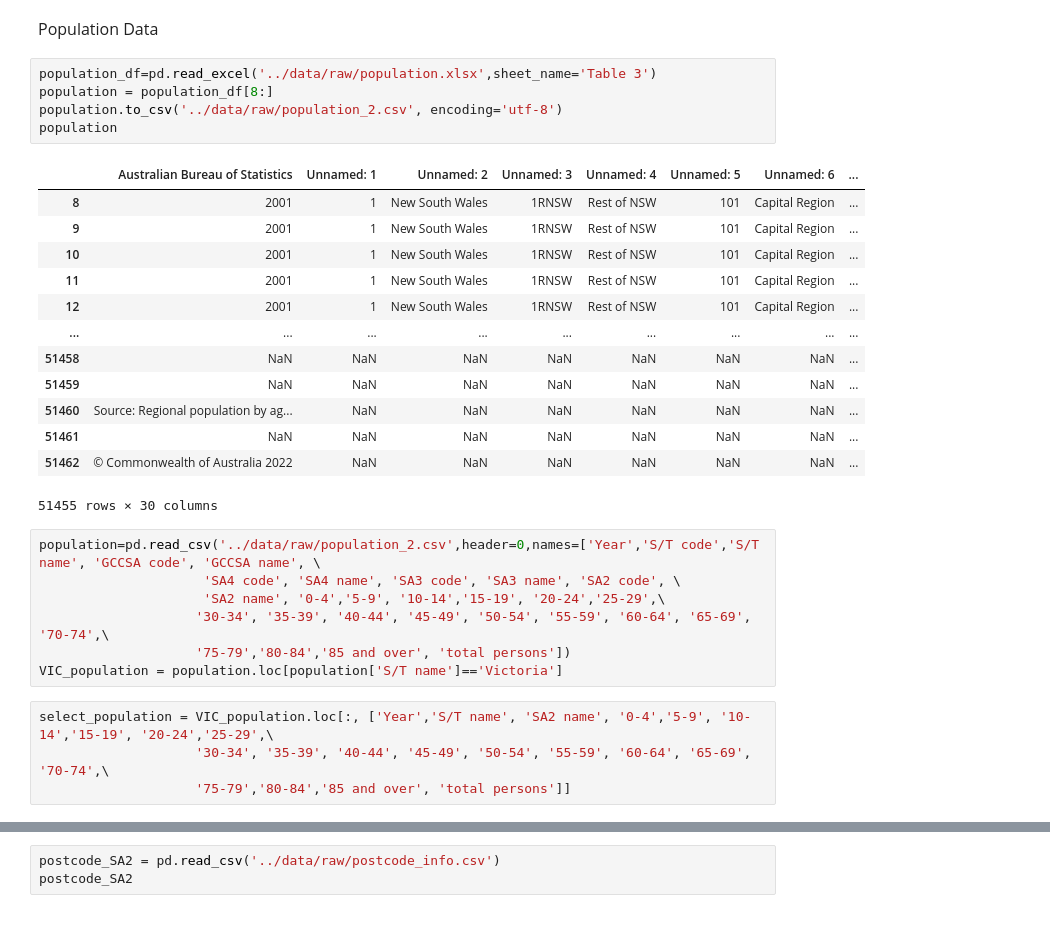
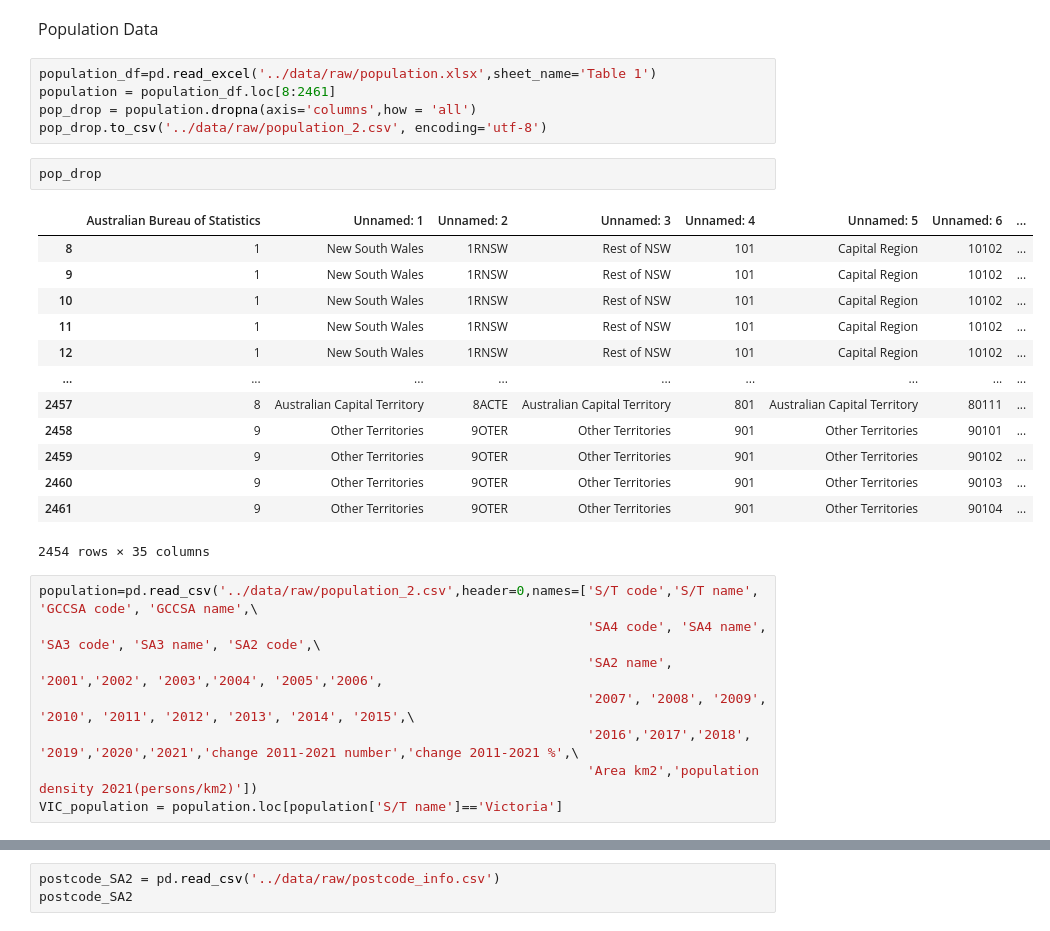
Before and after one commit to MAST30034-Applied-Data-Science/generic-real-estate-consulting-project-group-55, a Jupyter notebook: notebooks/external_data_preprocess.ipynb, the cells around one changed output, grey strips where cells are left out. Cells and saved outputs as stored; diff of their text form.

```diff
--- a/notebooks/external_data_preprocess.ipynb
+++ b/notebooks/external_data_preprocess.ipynb
@@ -122,32 +122,31 @@ hospital_df.to_csv('../data/curated/hospital_preprocessed.csv')
 # %% [markdown]
 <font size=3> Population Data
 # %%
-population_df=pd.read_excel('../data/raw/population.xlsx',sheet_name='Table 3')
-population = population_df[8:]
-population.to_csv('../data/raw/population_2.csv', encoding='utf-8')
-population
+population_df=pd.read_excel('../data/raw/population.xlsx',sheet_name='Table 1')
+population = population_df.loc[8:2461]
+pop_drop = population.dropna(axis='columns',how = 'all')
+pop_drop.to_csv('../data/raw/population_2.csv', encoding='utf-8')
-# %% [output]
-|  | Australian Bureau of Statistics | Unnamed: 1 | Unnamed: 2 | Unnamed: 3 | Unnamed: 4 | Unnamed: 5 | Unnamed: 6 | ... |
-| 8 | 2001 | 1 | New South Wales | 1RNSW | Rest of NSW | 101 | Capital Region | ... |
-| 9 | 2001 | 1 | New South Wales | 1RNSW | Rest of NSW | 101 | Capital Region | ... |
-| 10 | 2001 | 1 | New South Wales | 1RNSW | Rest of NSW | 101 | Capital Region | ... |
-| 11 | 2001 | 1 | New South Wales | 1RNSW | Rest of NSW | 101 | Capital Region | ... |
-| 12 | 2001 | 1 | New South Wales | 1RNSW | Rest of NSW | 101 | Capital Region | ... |
-| ... | ... | ... | ... | ... | ... | ... | ... | ... |
-| 51458 | NaN | NaN | NaN | NaN | NaN | NaN | NaN | ... |
-| 51459 | NaN | NaN | NaN | NaN | NaN | NaN | NaN | ... |
-| 51460 | Source: Regional population by ag... | NaN | NaN | NaN | NaN | NaN | NaN | ... |
-| 51461 | NaN | NaN | NaN | NaN | NaN | NaN | NaN | ... |
-| 51462 | © Commonwealth of Australia 2022 | NaN | NaN | NaN | NaN | NaN | NaN | ... |
-51455 rows × 30 columns
+# %%
+pop_drop
+# %% [output]
+|  | Australian Bureau of Statistics | Unnamed: 1 | Unnamed: 2 | Unnamed: 3 | Unnamed: 4 | Unnamed: 5 | Unnamed: 6 | ... |
+| 8 | 1 | New South Wales | 1RNSW | Rest of NSW | 101 | Capital Region | 10102 | ... |
+| 9 | 1 | New South Wales | 1RNSW | Rest of NSW | 101 | Capital Region | 10102 | ... |
+| 10 | 1 | New South Wales | 1RNSW | Rest of NSW | 101 | Capital Region | 10102 | ... |
+| 11 | 1 | New South Wales | 1RNSW | Rest of NSW | 101 | Capital Region | 10102 | ... |
+| 12 | 1 | New South Wales | 1RNSW | Rest of NSW | 101 | Capital Region | 10102 | ... |
+| ... | ... | ... | ... | ... | ... | ... | ... | ... |
+| 2457 | 8 | Australian Capital Territory | 8ACTE | Australian Capital Territory | 801 | Australian Capital Territory | 80111 | ... |
+| 2458 | 9 | Other Territories | 9OTER | Other Territories | 901 | Other Territories | 90101 | ... |
+| 2459 | 9 | Other Territories | 9OTER | Other Territories | 901 | Other Territories | 90102 | ... |
+| 2460 | 9 | Other Territories | 9OTER | Other Territories | 901 | Other Territories | 90103 | ... |
+| 2461 | 9 | Other Territories | 9OTER | Other Territories | 901 | Other Territories | 90104 | ... |
+2454 rows × 35 columns
 # %%
-population=pd.read_csv('../data/raw/population_2.csv',header=0,names=['Year','S/T code','S/T name', 'GCCSA code', 'GCCSA name', \
-                     'SA4 code', 'SA4 name', 'SA3 code', 'SA3 name', 'SA2 code', \
-                     'SA2 name', '0-4','5-9', '10-14','15-19', '20-24','25-29',\
-                    '30-34', '35-39', '40-44', '45-49', '50-54', '55-59', '60-64', '65-69', '70-74',\
-                    '75-79','80-84','85 and over', 'total persons'])
+population=pd.read_csv('../data/raw/population_2.csv',header=0,names=['S/T code','S/T name', 'GCCSA code', 'GCCSA name',\
+                                                                      'SA4 code', 'SA4 name', 'SA3 code', 'SA3 name', 'SA2 code',\
+                                                                      'SA2 name', '2001','2002', '2003','2004', '2005','2006',
+                                                                      '2007', '2008', '2009', '2010', '2011', '2012', '2013', '2014', '2015',\
+                                                                      '2016','2017','2018', '2019','2020','2021','change 2011-2021 number','change 2011-2021 %',\
+                                                                      'Area km2','population density 2021(persons/km2)'])
 VIC_population = population.loc[population['S/T name']=='Victoria']
-# %%
-select_population = VIC_population.loc[:, ['Year','S/T name', 'SA2 name', '0-4','5-9', '10-14','15-19', '20-24','25-29',\
-                    '30-34', '35-39', '40-44', '45-49', '50-54', '55-59', '60-64', '65-69', '70-74',\
-                    '75-79','80-84','85 and over', 'total persons']]
```
Also changed, not shown: parts of 6 cells of this notebook, 1 other file.
